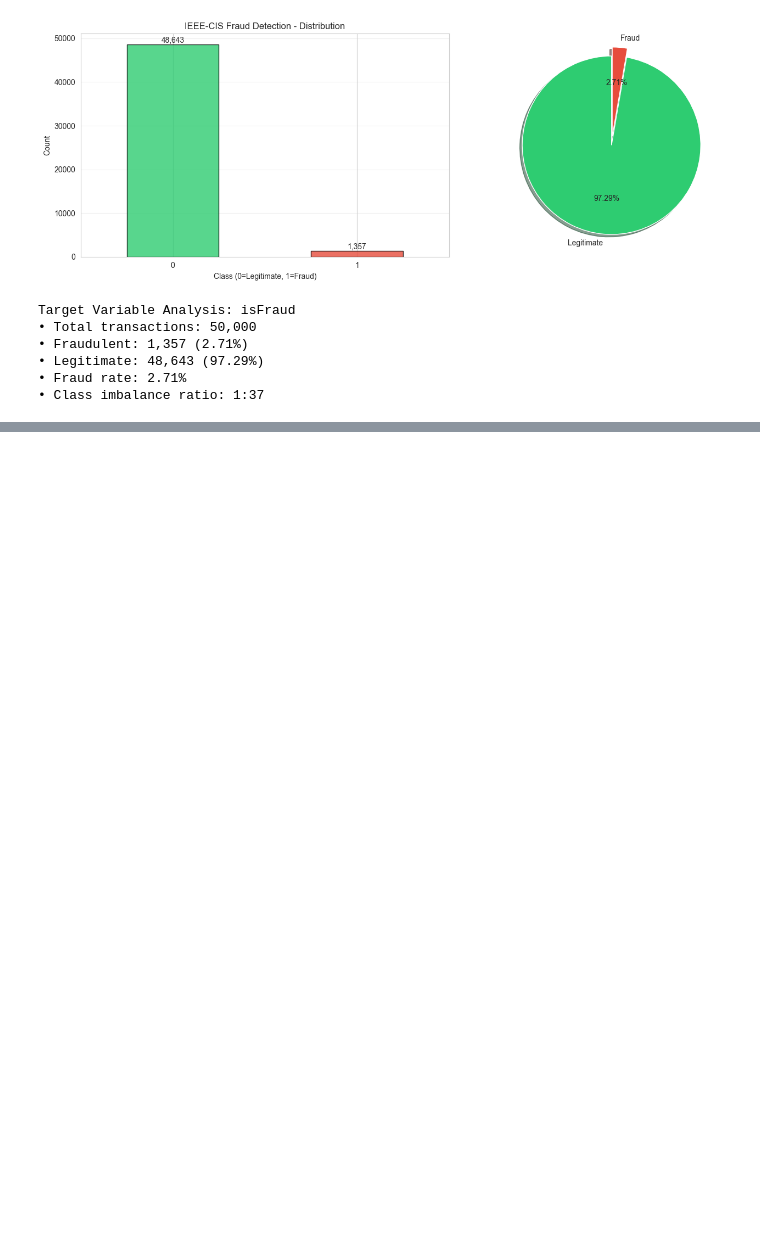
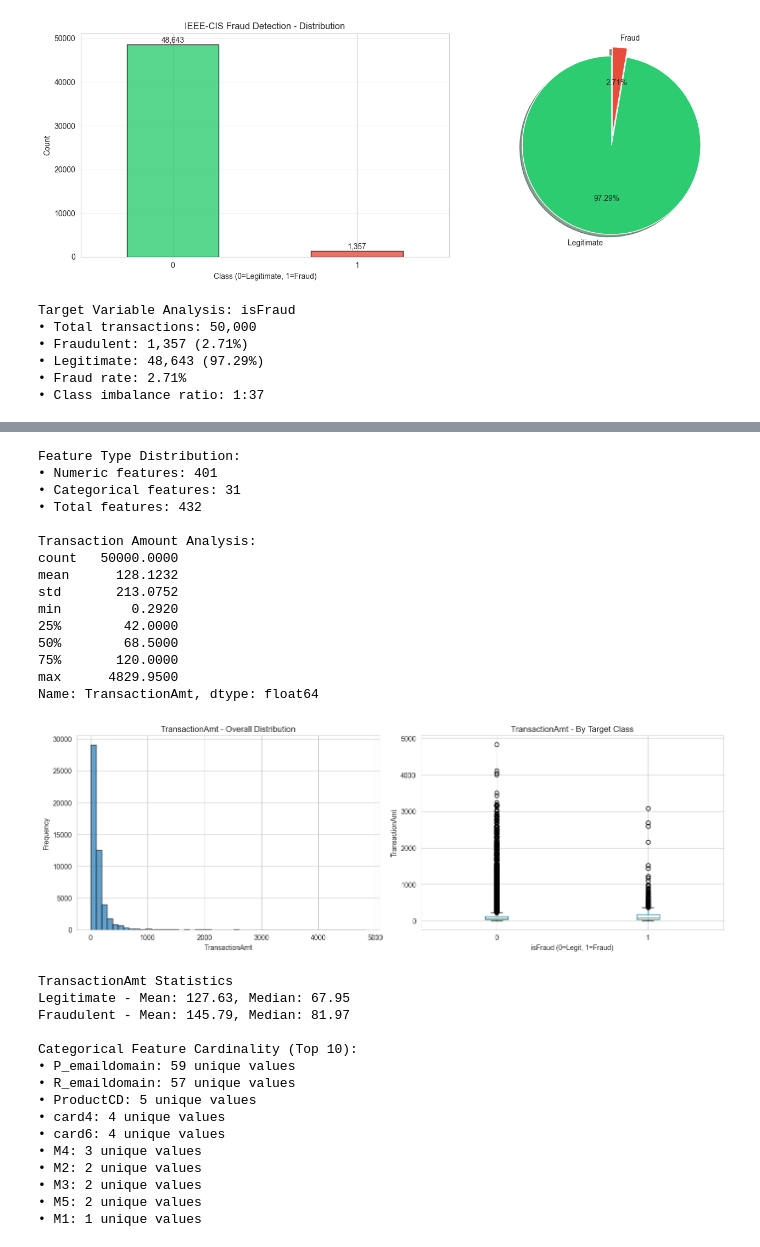
Before and after one commit to devbrewai/ai-fraud-detection-cross-border-payments, a Jupyter notebook: notebooks/01_data_exploration.ipynb, the cells around one changed output, grey strips where cells are left out. Saved outputs shown, nothing was run; the diff lists cells and outputs as text; code cells hidden in the pictures; blank space fills up the shorter version.

```diff
--- a/notebooks/01_data_exploration.ipynb
+++ b/notebooks/01_data_exploration.ipynb
@@ -550,0 +551,78 @@ This analysis informs our preprocessing strategy and feature engineering approac
+# %%
+if ieee_train is not None:
+    # Seperate features by type
+    numeric_cols = ieee_train.select_dtypes(include=[np.number]).columns.tolist()
+    categorical_cols = ieee_train.select_dtypes(include=['object']).columns.tolist()
+
+    # Remove non-feature columns
+    exclude_cols = ['TransactionID', 'isFraud']
+    numeric_cols = [col for col in numeric_cols if col not in exclude_cols]
+
+    print(f"\nFeature Type Distribution:")
+    print(f"• Numeric features: {len(numeric_cols)}")
+    print(f"• Categorical features: {len(categorical_cols)}")
+    print(f"• Total features: {len(numeric_cols) + len(categorical_cols)}")
+
+    # Analyze transaction amount (key feature)
+    print(f"\nTransaction Amount Analysis:")
+    print(ieee_train['TransactionAmt'].describe())
+
+    # Visualize amount distribution
+    plot_numeric_distribution(
+        ieee_train,
+        col='TransactionAmt',
+        target_col='isFraud',
+        log_scale=False
+    )
+
+    # Categorical feature cardinality
+    print(f"\nCategorical Feature Cardinality (Top 10):")
+    cat_cardinality = {
+        col: ieee_train[col].nunique()
+        for col in categorical_cols[:10]
+    }
+
+    for col, n_unique in sorted(cat_cardinality.items(), key=lambda x: x[1], reverse=True):
+        print(f"• {col}: {n_unique:,} unique values")
+
+    # High cardinality warning
+    high_card_cols = [col for col, n in cat_cardinality.items() if n > 1000]
+    if high_card_cols:
+        print(f"\n[WARNING] High cardinality features (>1000 unique values):")
+        for col in high_card_cols:
+           print(f"• {col}: {cat_cardinality[col]:,} unique values")
+        print(f"\nConsider: target encoding, hashing, or dropping.")
+else:
+    print(f"\n[WARNING] Skipping analysis. Dataset not loaded")
+# %% [output]
+Feature Type Distribution:
+• Numeric features: 401
+• Categorical features: 31
+• Total features: 432
+
+Transaction Amount Analysis:
+count   50000.0000
+mean      128.1232
+std       213.0752
+min         0.2920
+25%        42.0000
+50%        68.5000
+75%       120.0000
+max      4829.9500
+Name: TransactionAmt, dtype: float64
+[figure, added]
+TransactionAmt Statistics
+Legitimate - Mean: 127.63, Median: 67.95
+Fraudulent - Mean: 145.79, Median: 81.97
+
+Categorical Feature Cardinality (Top 10):
+• P_emaildomain: 59 unique values
+• R_emaildomain: 57 unique values
+• ProductCD: 5 unique values
+• card4: 4 unique values
+• card6: 4 unique values
+• M4: 3 unique values
+• M2: 2 unique values
+• M3: 2 unique values
+• M5: 2 unique values
+• M1: 1 unique values
```
Also changed, not shown: parts of 1 cell of this notebook.
